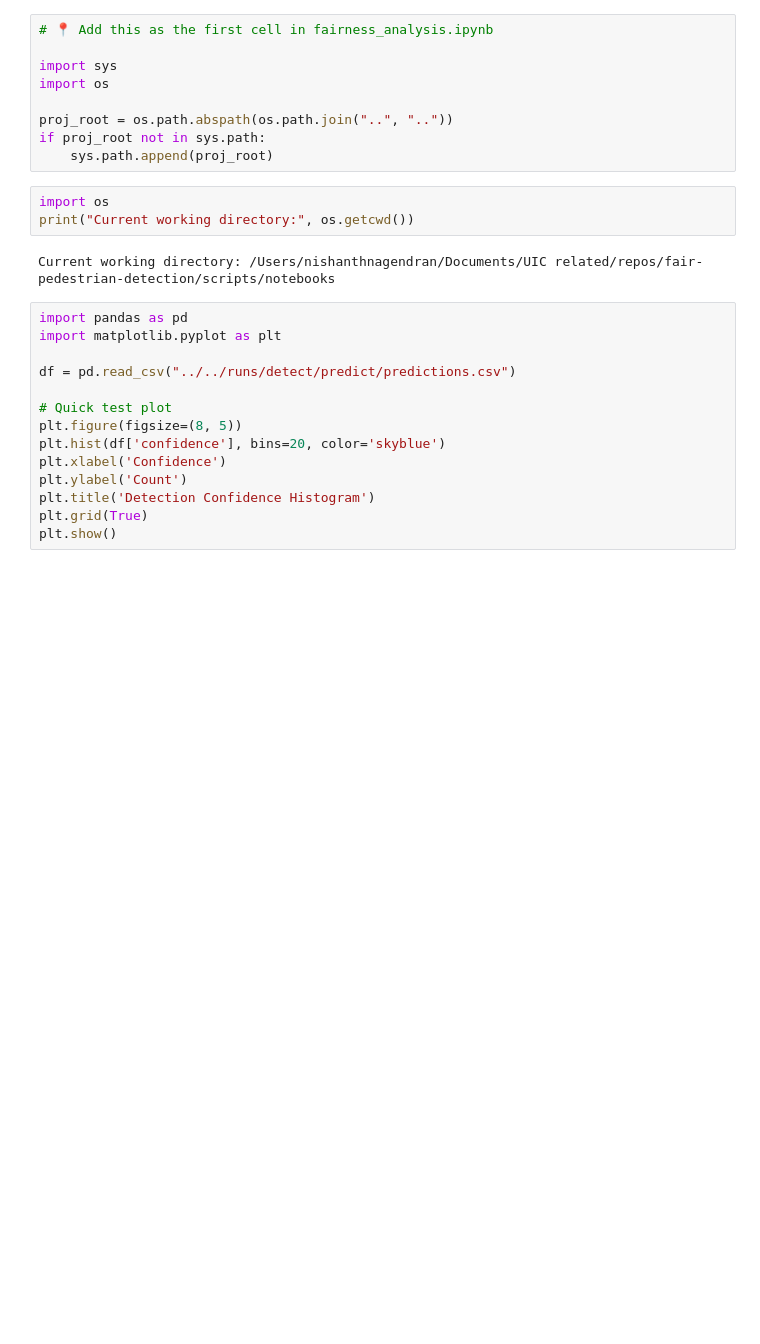
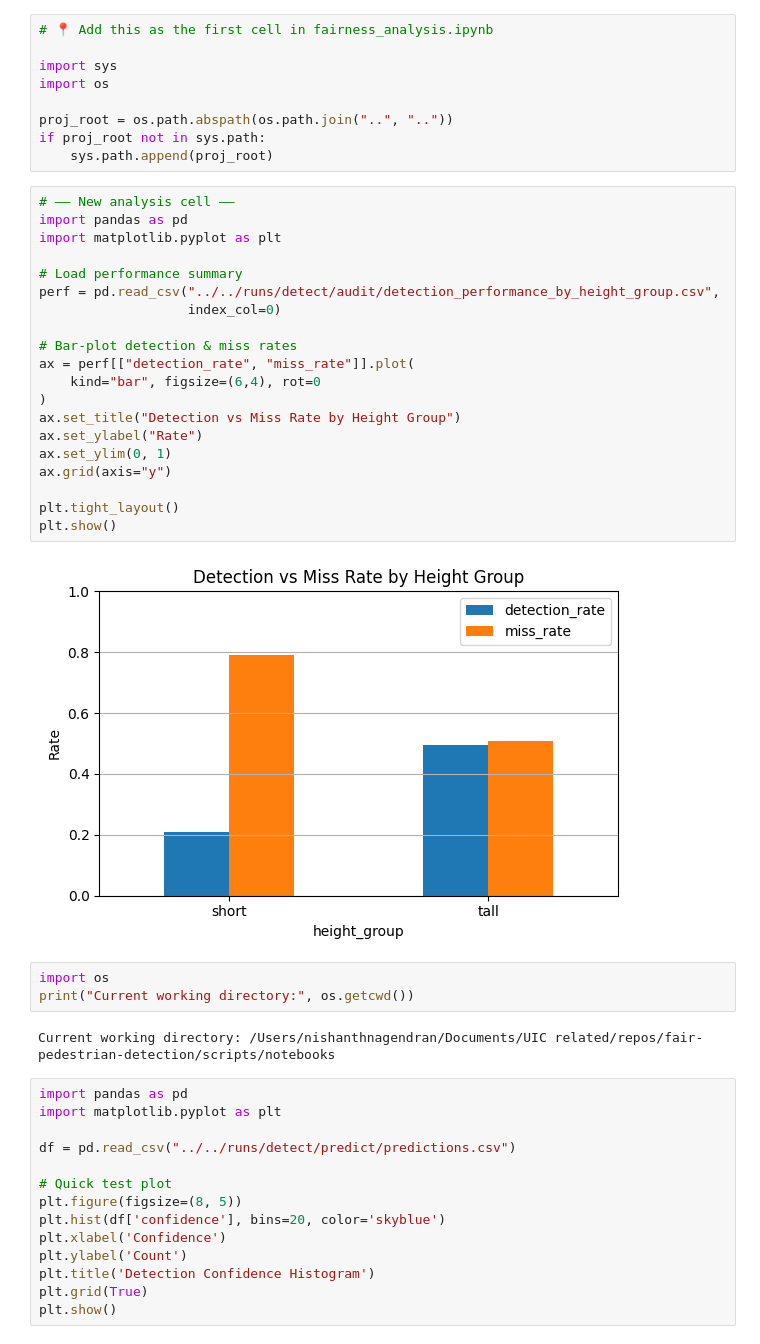
Before and after one commit to Nishanth-6/fair-pedestrian-detection, a Jupyter notebook: scripts/notebooks/fairness_analysis.ipynb, the cells around one changed output. Cells and saved outputs as stored; diff of their text form; blank space fills up the shorter version.

Commit message:
Added height based audit: detection vs miss rate for short vs tall height group

```diff
--- a/scripts/notebooks/fairness_analysis.ipynb
+++ b/scripts/notebooks/fairness_analysis.ipynb
@@ -7,6 +7,28 @@ import os
 proj_root = os.path.abspath(os.path.join("..", ".."))
 if proj_root not in sys.path:
     sys.path.append(proj_root)
+# %%
+# —— New analysis cell ——
+import pandas as pd
+import matplotlib.pyplot as plt
+
+# Load performance summary
+perf = pd.read_csv("../../runs/detect/audit/detection_performance_by_height_group.csv",
+                   index_col=0)
+
+# Bar‐plot detection & miss rates
+ax = perf[["detection_rate", "miss_rate"]].plot(
+    kind="bar", figsize=(6,4), rot=0
+)
+ax.set_title("Detection vs Miss Rate by Height Group")
+ax.set_ylabel("Rate")
+ax.set_ylim(0, 1)
+ax.grid(axis="y")
+
+plt.tight_layout()
+plt.show()
+# %% [output]
+[figure, added]
 # %%
 import os
 print("Current working directory:", os.getcwd())
```
Also changed, not shown: 1 other file.
